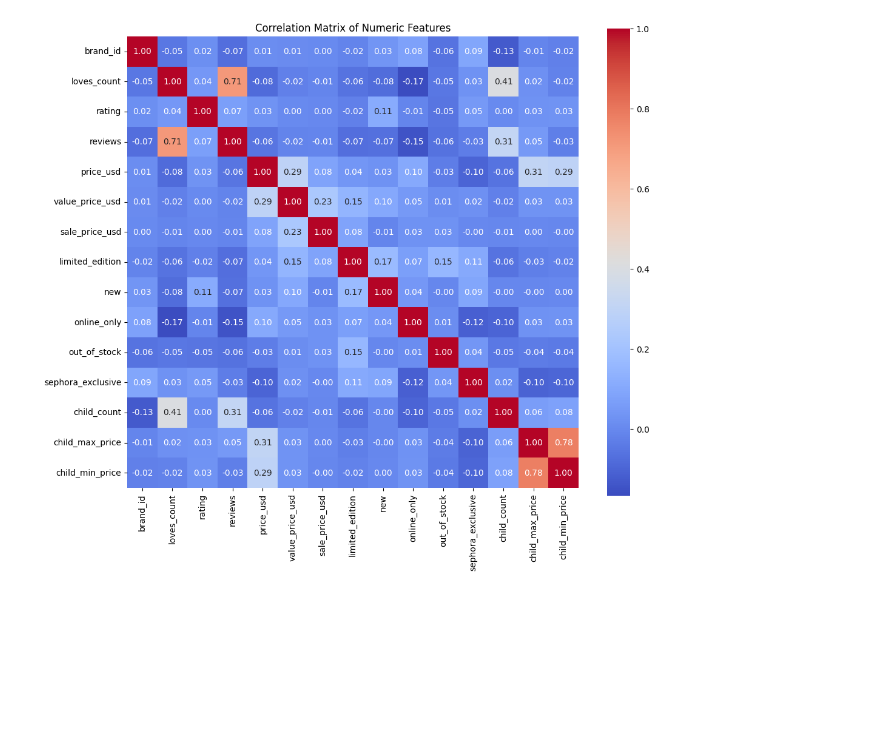
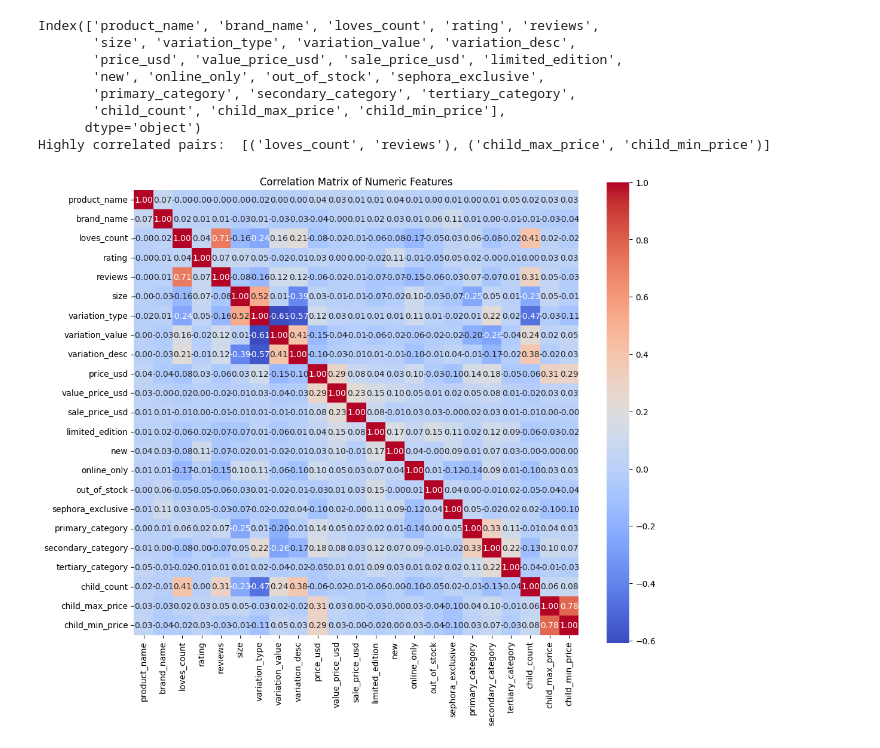
Before and after one commit to aishwaryapanchal/skincare_ml, a Jupyter notebook: notebooks/pre-processing.ipynb, the cells around one changed output. Drawn from its saved outputs; the diff is of its cells as text; code cells hidden in the pictures; blank space fills up the shorter version.

Commit message:
Added corr matrix correlation after encoding categorical variables as well

```diff
--- a/notebooks/pre-processing.ipynb
+++ b/notebooks/pre-processing.ipynb
@@ -53,7 +37,8 @@ memory usage: 1.7+ MB
 product_info_df = data.copy()
 product_info_df = product_info_df[product_info_df['primary_category'].isin( ['Bath & Body', 'Hair', 'Makeup', 'Skincare'])]
 
-# product_info_df.drop(['size', 'variation_type', 'variation_value','variation_desc', 'value_price_usd', 'sale_price_usd', 'limited_edition', 'new', 'online_only', 'out_of_stock', 'sephora_exclusive', 'child_count','child_max_price', 'child_min_price'], axis=1, inplace=True)
+
+product_info_df.drop(['product_id', 'brand_id'], axis=1, inplace=True)
 # product_info_df.rename(columns={'rating': 'overall_rating'}, inplace=True)
 
 # 1. Handle Missing Values
@@ -62,4 +47,5 @@ numerical_cols = product_info_df.select_dtypes(include=['float64', 'int64']).col
 print(numerical_cols)
 num_imputer = SimpleImputer(strategy='median')
 product_info_df[numerical_cols] = num_imputer.fit_transform(product_info_df[numerical_cols])
+print(product_info_df.isnull().sum())
 # %% [output]
@@ -71,12 +69,24 @@ Index(['brand_id', 'loves_count', 'rating', 'reviews', 'price_usd',
 # %%
+# print(product_info_df.info())
+corr_matrix_threshold = 0.7
+numerical_cols = product_info_df.select_dtypes(include=['float64', 'int64']).columns
+print(numerical_cols)
 correlation_matrix = product_info_df[numerical_cols].corr()
+high_corr_pairs = list(correlation_matrix[abs(correlation_matrix) >= corr_matrix_threshold].where(np.triu(np.ones(correlation_matrix.shape), k=1).astype(bool)).stack().index)
+print("Highly correlated pairs: ", high_corr_pairs)
 
 # Visualize the correlation matrix
 plt.figure(figsize=(12, 10))
 sns.heatmap(correlation_matrix, annot=True, fmt='.2f', cmap='coolwarm', square=True)
 plt.title('Correlation Matrix of Numeric Features')
 plt.show()
-
-correlation_matrix
 # %% [output]
+Index(['product_name', 'brand_name', 'loves_count', 'rating', 'reviews',
+       'size', 'variation_type', 'variation_value', 'variation_desc',
+       'price_usd', 'value_price_usd', 'sale_price_usd', 'limited_edition',
+       'new', 'online_only', 'out_of_stock', 'sephora_exclusive',
+       'primary_category', 'secondary_category', 'tertiary_category',
+       'child_count', 'child_max_price', 'child_min_price'],
+      dtype='object')
+Highly correlated pairs:  [('loves_count', 'reviews'), ('child_max_price', 'child_min_price')]
-[figure, old version]
+[figure, new version]
```
Also changed, not shown: parts of 9 cells of this notebook.
